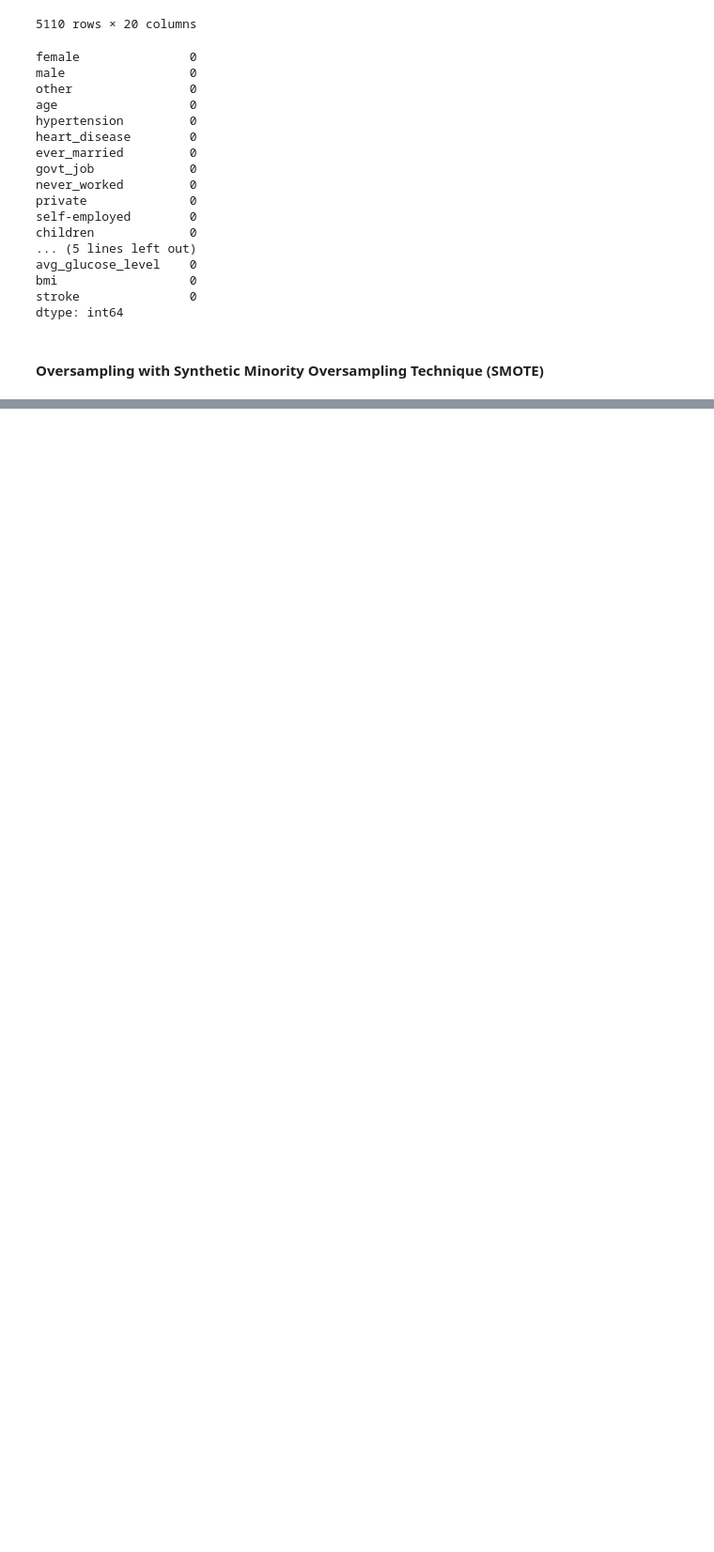
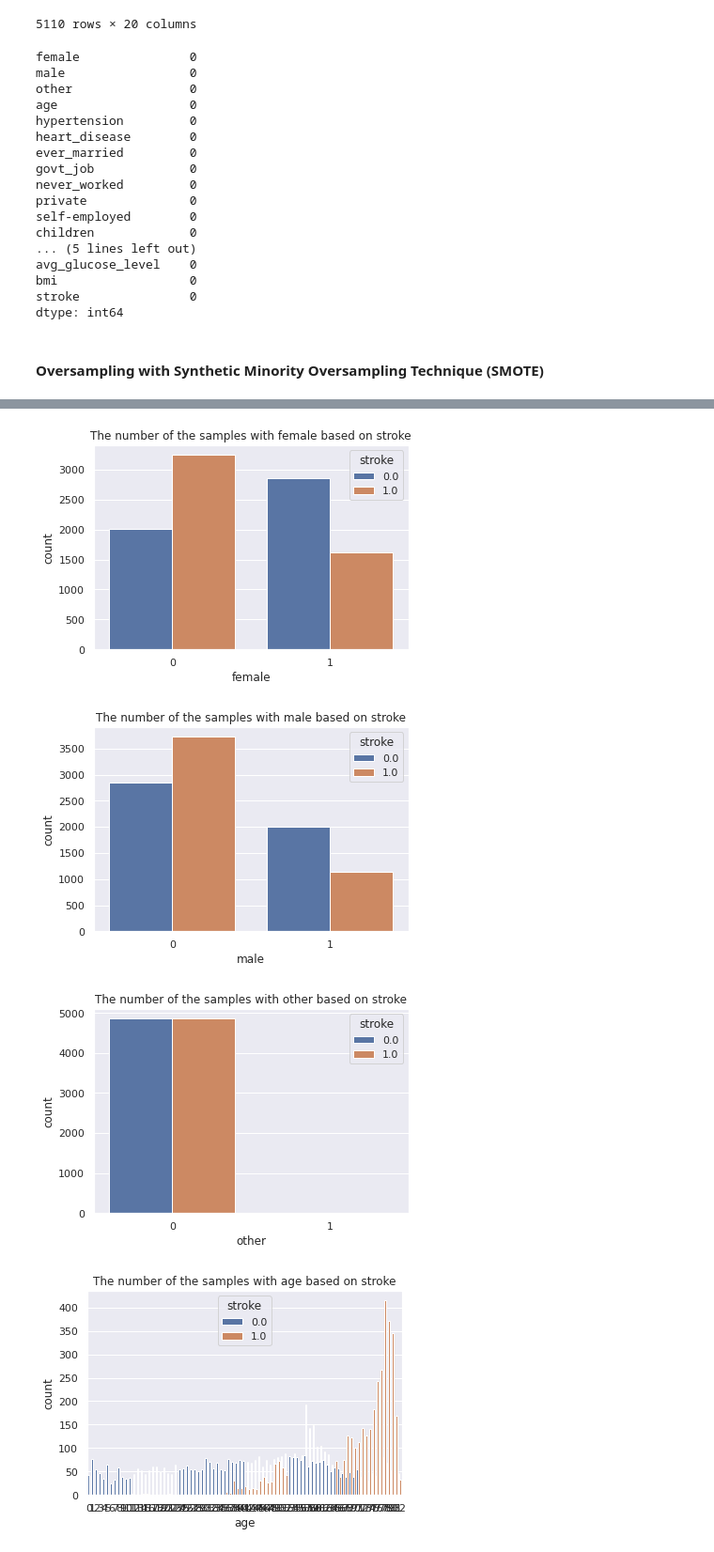
Before and after one commit to emreustundag1618/ML-projects, a Jupyter notebook: stroke-classification/stroke-classification.ipynb, the cells around one changed output, grey strips where cells are left out. Shown at 94% size. Drawn from its saved outputs; the diff is of its cells as text; code cells hidden in the pictures; blank space fills up the shorter version.

```diff
--- a/stroke-classification/stroke-classification.ipynb
+++ b/stroke-classification/stroke-classification.ipynb
@@ -296,13 +297,12 @@ dtype: int64
 # %%
 from imblearn.over_sampling import SMOTE
 X, y = df_en.iloc[:, 0:-1], df_en.iloc[:, -1:]
-x_train, x_test, y_train, y_test = train_test_split(X, y, test_size = 0.2, random_state = 42)
 
 print("Before Oversampling, the counts of label 1: ", y.value_counts()[1])
 print("Before Oversampling, the counts of label 0: ", y.value_counts()[0])
 
 oversample = SMOTE()
-X, y = oversample.fit_resample(x_train, y_train)
+X, y = oversample.fit_resample(X, y)
 
 print("After Oversampling, the counts of label 1: ", y.value_counts()[1])
 print("After Oversampling, the counts of label 0: ", y.value_counts()[0])
@@ -329,0 +316,16 @@ df2 = df[["age","avg_glucose_level","bmi"]]
+# %%
+# visualization after SMOTE
+df_as = pd.concat([X, y], axis = 1)
+
+# a short look into the number of each categorical features grouped by stroke variable.
+sns.set_theme(style = 'darkgrid')
+for i in df_as.columns[:-1]:  # exclude stroke column
+    if (df_as[i].dtype == 'object') or (df_as[i].dtype == 'int64'):
+            sns.countplot(data = df_as, x = i, hue = 'stroke')
+            plt.title('The number of the samples with {} based on stroke'.format(i))
+            plt.show()
+# %% [output]
+[figure, added]
+[figure, added]
+[figure, added]
+[figure, added]
```
Also changed, not shown: parts of 21 cells of this notebook.
